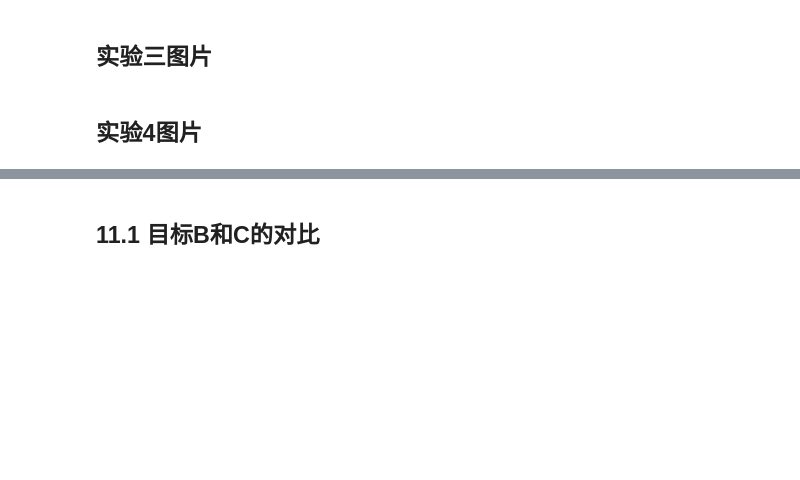
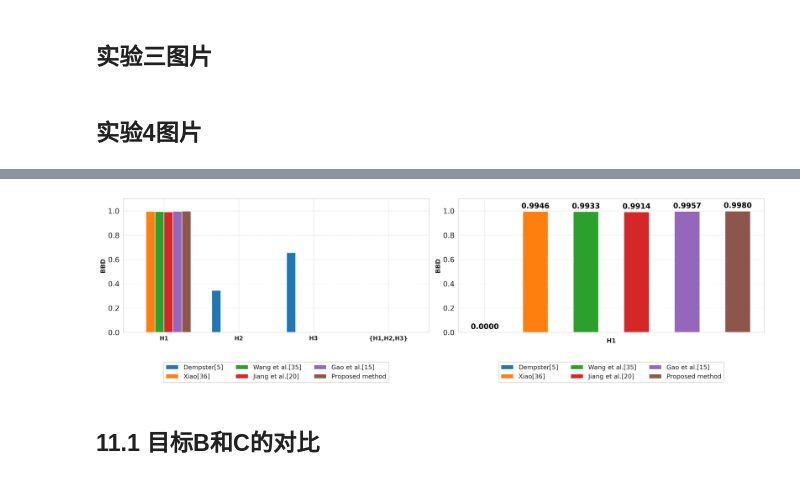
Before and after one commit to bitofbing/DS, a Jupyter notebook: 相似度_依赖度_软似然/SLF_CR.ipynb, the cells around one changed output, grey strips where cells are left out. Drawn from its saved outputs; the diff is of its cells as text; code cells hidden in the pictures; blank space fills up the shorter version.

```diff
--- a/相似度_依赖度_软似然/SLF_CR.ipynb
+++ b/相似度_依赖度_软似然/SLF_CR.ipynb
@@ -2157,7 +2170,7 @@ plt.subplots_adjust(wspace=0.25)  # 调整子图间距
 # ----------------------------
 # 通用设置
 # ----------------------------
-methods = ["Dempster[5]", "Xiao[35]", "Wang et al.[34]", "Jiang et al.[20]", "Gao et al.[15]", "Proposed method"]
+methods = ["Dempster[5]", "Xiao[36]", "Wang et al.[35]", "Jiang et al.[20]", "Gao et al.[15]", "Proposed method"]
 colors = ['#1f77b4', '#ff7f0e', '#2ca02c', '#d62728', '#9467bd', '#8c564b']
 legend_params = {
     'fontsize': 12,
@@ -2202,33 +2215,35 @@ bba_values = [0, 0.9946, 0.9933, 0.9914, 0.9957, 0.9980]  # H1值数据
 
 for method, color, value in zip(methods, colors, bba_values):
     ax2.bar(method, value, color=color, width=0.5, label=method)  # 注意加 label
 
 # 添加数值标签（同之前建议）
 for i, (method, value) in enumerate(zip(methods, bba_values)):
     ax2.text(
         i, value + 0.015, f'{value:.4f}',
         ha='center', va='bottom',
         fontsize=14, fontweight='bold',
         color='black',
         bbox=dict(facecolor='white', alpha=0.7, edgecolor='none', pad=1)
     )
 
 # 设置坐标轴等
 ax2.set_ylabel('BBD', fontsize=12)
 ax2.set_ylim(0, 1.1)
 ax2.set_xticklabels([])  # 如果隐藏x轴标签，可以保留，否则注释
 ax2.set_xlabel('H1', fontsize=12)
 ax2.set_yticks(np.arange(0, 1.1, 0.2))
 ax2.grid(True, axis='y', linestyle='--', alpha=0.6)
 
 # 调用图例
 ax2.legend(**legend_params)
 
 # 调整整体布局（为底部图例留出空间）
 plt.tight_layout(rect=[0, 0.1, 1, 1])
 
 plt.savefig("application2_BBD.pdf", bbox_inches='tight', transparent=True)
 plt.show()
+# %% [output]
+[figure, added]
 # %% [markdown]
 ## 11.1 目标B和C的对比
 # %%
```
Also changed, not shown: parts of 4 cells of this notebook, 11 other files.
